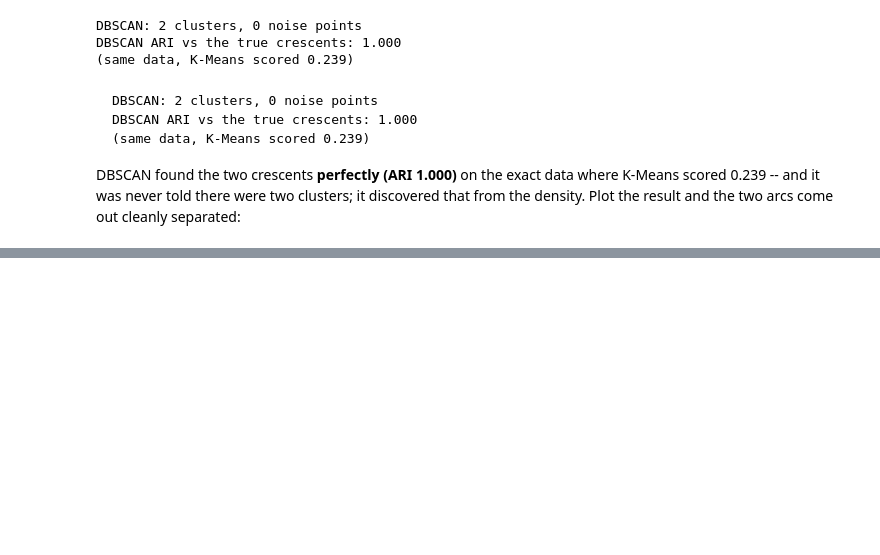
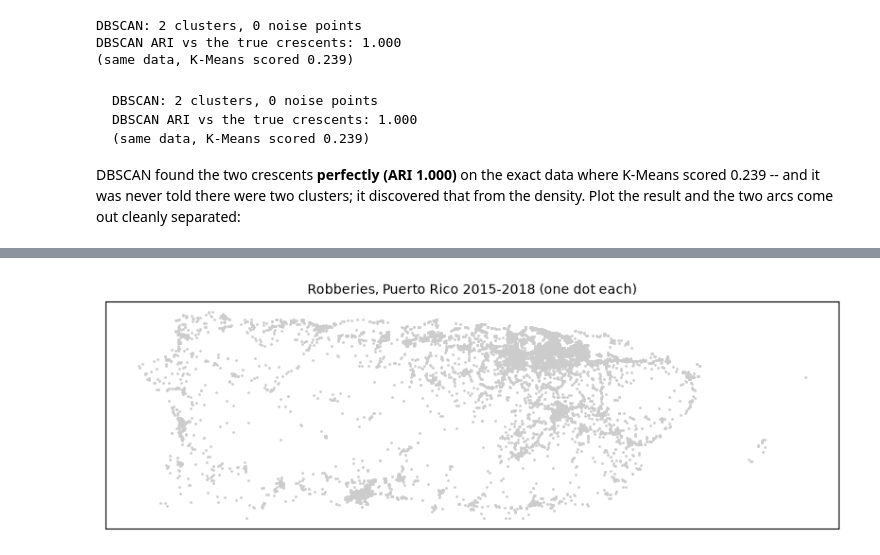
Before and after one commit to devomh/cdat4011-2026, a Jupyter notebook: u06_unsupervised_learning/l24_lab_hierarchical_dbscan.ipynb, the cells around one changed output, grey strips where cells are left out. Saved outputs shown, nothing was run; the diff lists cells and outputs as text; code cells hidden in the pictures; blank space fills up the shorter version.

```diff
--- a/u06_unsupervised_learning/l24_lab_hierarchical_dbscan.ipynb
+++ b/u06_unsupervised_learning/l24_lab_hierarchical_dbscan.ipynb
@@ -227,0 +337,5 @@ rings: (1000, 2) -- K-Means ARI: -0.001
+# %%
+print(crimes.head(3))
+print(crimes.groupby(["category", "year"]).size().unstack())
+robbery = crimes[crimes["category"] == "robbery"].reset_index(drop=True)
+print("robberies:", len(robbery))
@@ -227,0 +364,22 @@ rings: (1000, 2) -- K-Means ARI: -0.001
+# %%
+LAT0 = np.radians(18.2)   # Puerto Rico's latitude
+
+
+def crime_map(ax, df, labels=None, title=""):
+    """Grey dots = every record; colored dots = points inside a cluster."""
+    lon, lat = df["lon"].to_numpy(), df["lat"].to_numpy()
+    ax.scatter(lon, lat, s=1, c="0.8")
+    if labels is not None:
+        inside = labels >= 0
+        ax.scatter(lon[inside], lat[inside], s=2, c=labels[inside] % 20,
+                   cmap="tab20", vmin=0, vmax=19)
+    ax.set_aspect(1 / np.cos(LAT0))
+    ax.set_xticks([]); ax.set_yticks([])
+    ax.set_title(title, fontsize=10)
+
+
+fig, ax = plt.subplots(figsize=(10, 4))
+crime_map(ax, robbery, title="Robberies, Puerto Rico 2015-2018 (one dot each)")
+plt.show()
+# %% [output]
+[figure, added]
```
Also changed, not shown: parts of 53 cells of this notebook, 7 other files.
